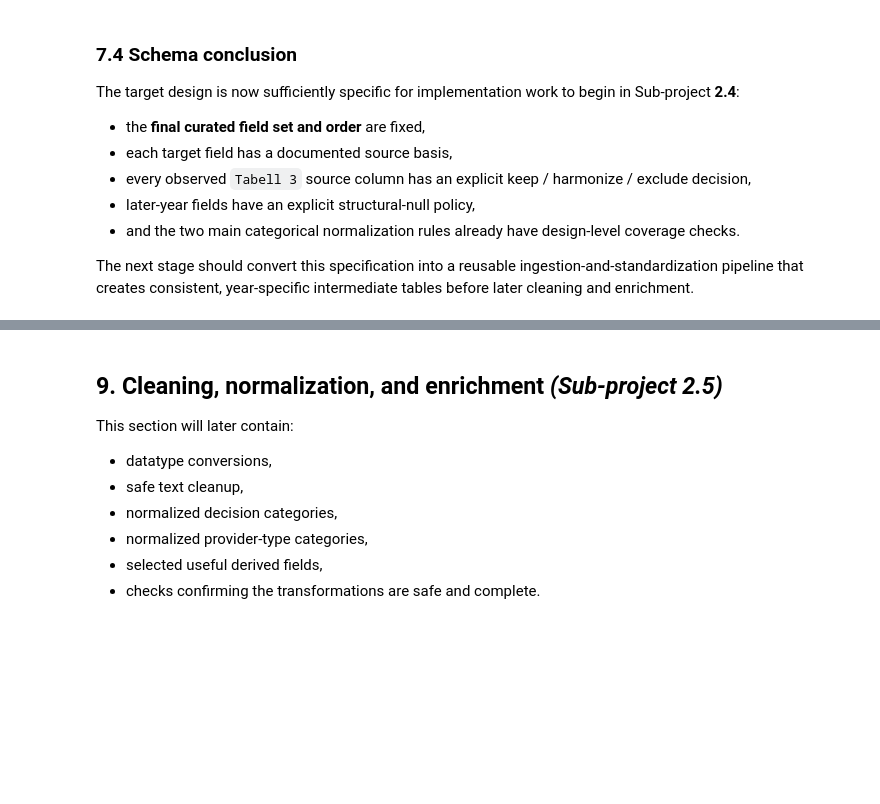
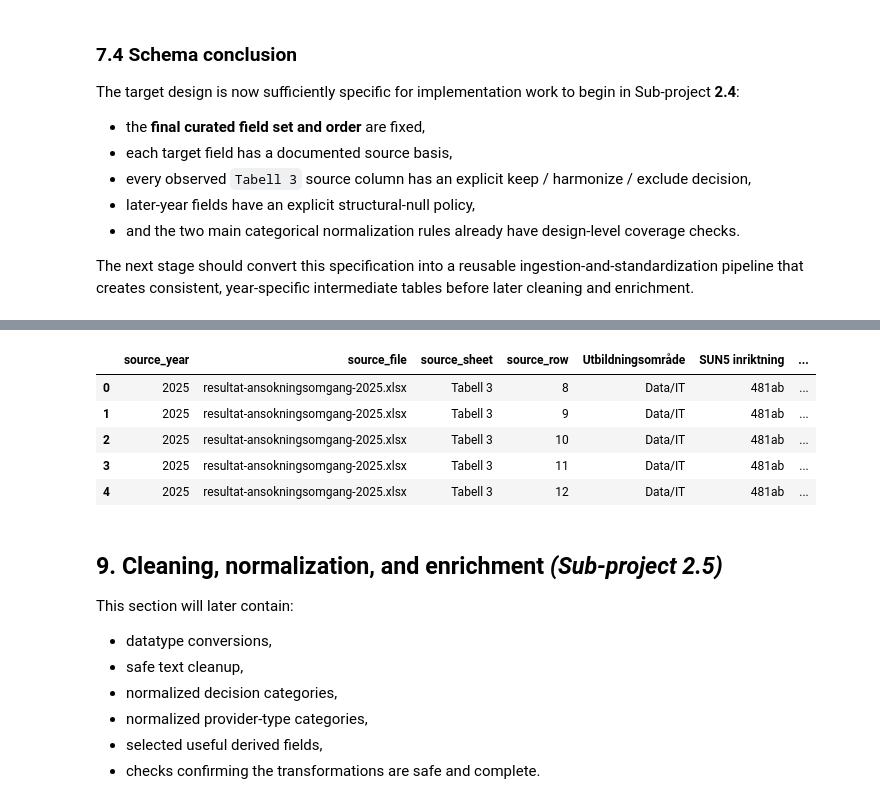
Before and after one commit to GhaneJ/Data_Pipelines, a Jupyter notebook: part_2/main.ipynb, the cells around one changed output, grey strips where cells are left out. Drawn from its saved outputs; the diff is of its cells as text; code cells hidden in the pictures; blank space fills up the shorter version.

Commit message:
feature(part-2): add year-aware Tabell 3 import config and reader

```diff
--- a/part_2/main.ipynb
+++ b/part_2/main.ipynb
@@ -1099,0 +1099,76 @@ This section will later contain:
+# %%
+TABELL_3_HEADER_ROWS = {
+    2020: {"excel_header_row": 1, "pandas_header_index": 0},
+    2021: {"excel_header_row": 1, "pandas_header_index": 0},
+    2022: {"excel_header_row": 1, "pandas_header_index": 0},
+    2023: {"excel_header_row": 6, "pandas_header_index": 5},
+    2024: {"excel_header_row": 6, "pandas_header_index": 5},
+    2025: {"excel_header_row": 7, "pandas_header_index": 6},
+}
+
+source_workbook_by_year = {
+    int(workbook["source_year"]): workbook
+    for workbook in source_workbooks
+}
+
+source_import_config = pd.DataFrame(
+    [
+        {
+            "source_year": year,
+            "source_file": source_workbook_by_year[year]["source_file"],
+            "source_sheet": "Tabell 3",
+            "excel_header_row": header_metadata["excel_header_row"],
+            "pandas_header_index": header_metadata["pandas_header_index"],
+        }
+        for year, header_metadata in TABELL_3_HEADER_ROWS.items()
+    ]
+).sort_values("source_year").reset_index(drop=True)
+
+assert list(source_import_config["source_year"]) == EXPECTED_SOURCE_YEARS, (
+    "The Tabell 3 source import configuration must cover the agreed 2020–2025 scope."
+)
+assert source_import_config["source_file"].is_unique, (
+    "Each configured source year should resolve to one portable workbook filename."
+)
+
+display(source_import_config)
+
+
+def read_standardized_tabell_3(config: dict[str, object]) -> pd.DataFrame:
+    """Read one configured Tabell 3 sheet and preserve portable row-level traceability."""
+    file_path = RAW_DATA_DIR / str(config["source_file"])
+    source_table = pd.read_excel(
+        file_path,
+        sheet_name=str(config["source_sheet"]),
+        header=int(config["pandas_header_index"]),
+    )
+    source_table.columns = [str(column).strip() for column in source_table.columns]
+
+    source_data_columns = list(source_table.columns)
+    source_table["_source_row"] = np.arange(
+        int(config["excel_header_row"]) + 1,
+        int(config["excel_header_row"]) + 1 + len(source_table),
+    )
+
+    non_empty_row_mask = source_table[source_data_columns].notna().any(axis=1)
+    source_table = source_table.loc[non_empty_row_mask].copy()
+    source_table = source_table.dropna(axis=1, how="all")
+
+    source_table.insert(0, "source_year", int(config["source_year"]))
+    source_table.insert(1, "source_file", str(config["source_file"]))
+    source_table.insert(2, "source_sheet", str(config["source_sheet"]))
+    source_table.insert(3, "source_row", source_table.pop("_source_row").astype(int))
+
+    return source_table.reset_index(drop=True)
+
+
+configured_2025_preview = read_standardized_tabell_3(
+    source_import_config.loc[source_import_config["source_year"] == 2025].iloc[0].to_dict()
+)
+
+print(
+    "Configured Tabell 3 reader preview for 2025: "
+    f"{configured_2025_preview.shape[0]:,} rows × {configured_2025_preview.shape[1]} columns"
+)
+display(configured_2025_preview.head())
+# %% [output]
@@ -1100,3 +1183,9 @@ This section will later contain:
+|  | source_year | source_file | source_sheet | source_row | Utbildningsområde | SUN5 inriktning | ... |
+| 0 | 2025 | resultat-ansokningsomgang-2025.xlsx | Tabell 3 | 8 | Data/IT | 481ab | ... |
+| 1 | 2025 | resultat-ansokningsomgang-2025.xlsx | Tabell 3 | 9 | Data/IT | 481ab | ... |
+| 2 | 2025 | resultat-ansokningsomgang-2025.xlsx | Tabell 3 | 10 | Data/IT | 481ab | ... |
+| 3 | 2025 | resultat-ansokningsomgang-2025.xlsx | Tabell 3 | 11 | Data/IT | 481ab | ... |
+| 4 | 2025 | resultat-ansokningsomgang-2025.xlsx | Tabell 3 | 12 | Data/IT | 481ab | ... |
 # %% [markdown]
 ## 9. Cleaning, normalization, and enrichment *(Sub-project 2.5)*
 
```
Also changed, not shown: parts of 3 cells of this notebook.
